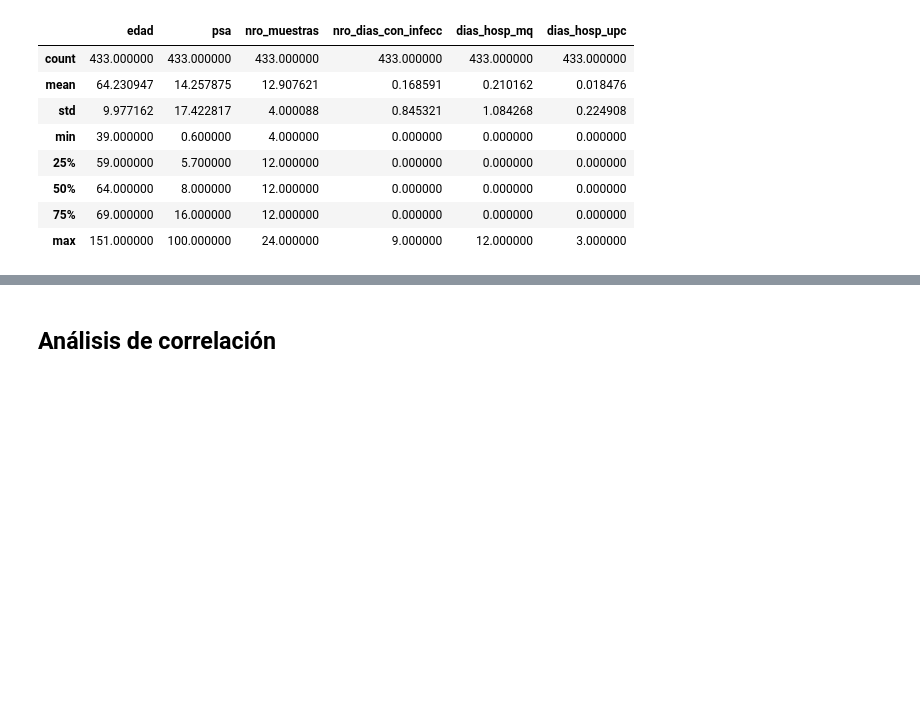
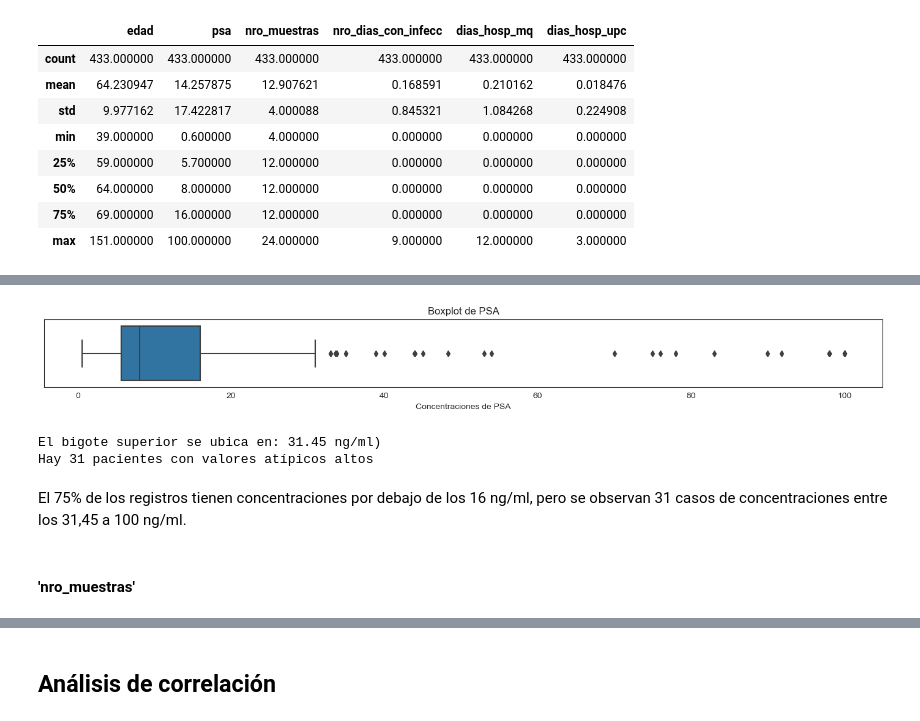
Before and after one commit to Slindex/PI-M6, a Jupyter notebook: Carla/02_EDA.ipynb, the cells around one changed output, grey strips where cells are left out. Saved outputs shown, nothing was run; the diff lists cells and outputs as text; code cells hidden in the pictures; blank space fills up the shorter version.

```diff
--- a/Carla/02_EDA.ipynb
+++ b/Carla/02_EDA.ipynb
@@ -100,0 +146,30 @@ df.describe(include='object')
+# %%
+plt.figure(figsize=(14, 2))
+# Boxplot
+sns.boxplot(data=df, x=df['psa'])
+
+plt.title("Boxplot de PSA"), plt.xlabel('Concentraciones de PSA')
+
+# Ajusta los espacios entre subplots y muestra
+plt.tight_layout()
+plt.show()
+# %% [output]
+[figure, added]
+# %%
+# Cuartiles
+q1 = df['psa'].describe()[4]
+q3 = df['psa'].describe()[6]
+
+# Valor del vigote
+bigote_max = round(q3 + 1.5*(q3 - q1), 2)
+print('El bigote superior se ubica en:', bigote_max, 'ng/ml)')
+
+# Cantidad de atípicos
+print('Hay', (df['psa'] > bigote_max).sum(), 'pacientes con valores atípicos altos')
+# %% [output]
+El bigote superior se ubica en: 31.45 ng/ml)
+Hay 31 pacientes con valores atípicos altos
+# %% [markdown]
+El 75% de los registros tienen concentraciones por debajo de los 16 ng/ml, pero se observan 31 casos de concentraciones entre los 31,45 a 100 ng/ml.
+# %% [markdown]
+#### 'nro_muestras'
```
Also changed, not shown: parts of 81 cells of this notebook, 2 other files.
